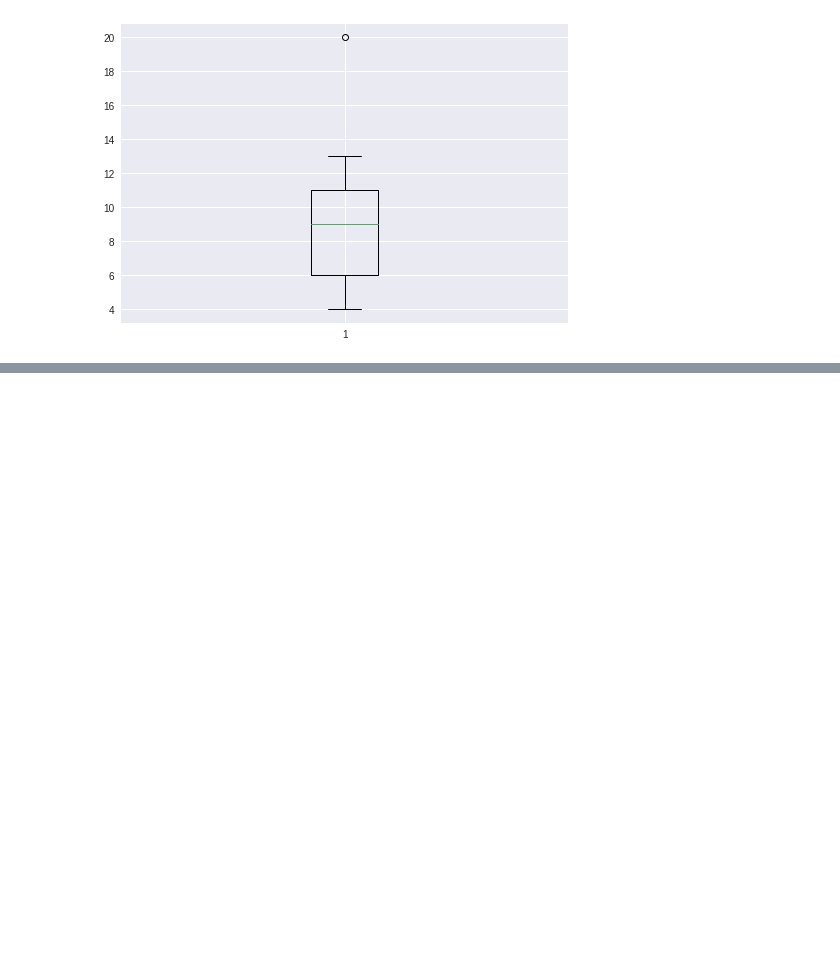
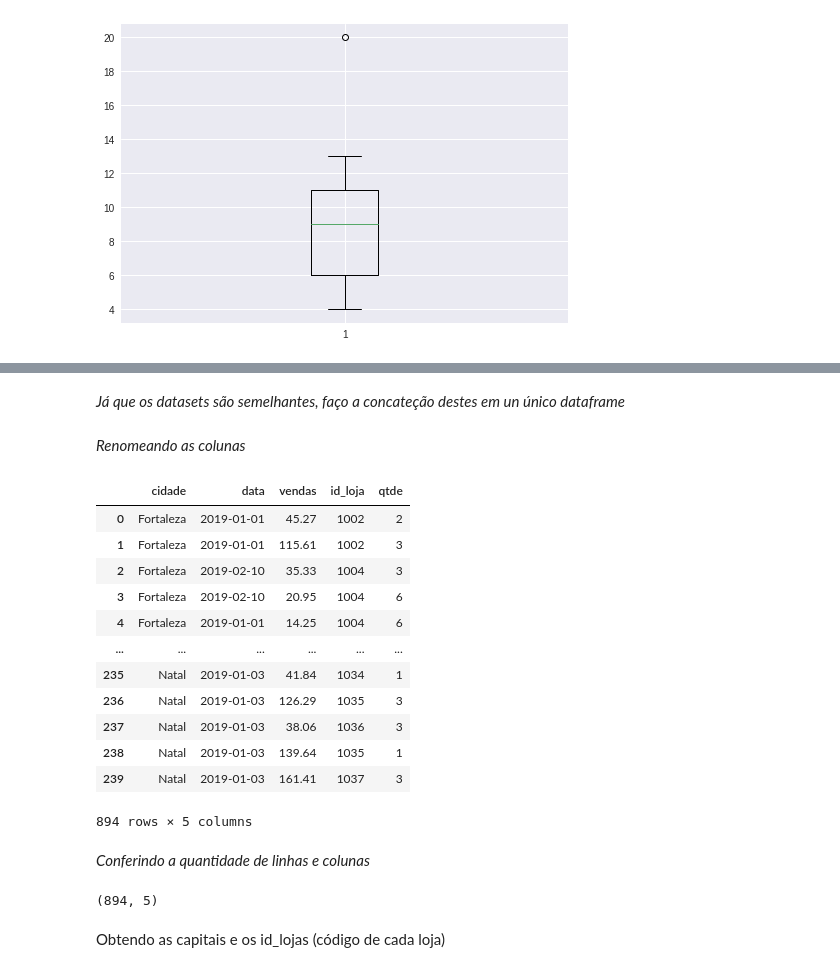
Before and after one commit to devAquino/An-lise-de-dados-com-Python-e-Pandas, a Jupyter notebook: Análise_de_dados_com_Python_e_Pandas.ipynb, the cells around one changed output, grey strips where cells are left out. Cells and saved outputs as stored; diff of their text form; code cells hidden in the pictures; blank space fills up the shorter version.

```diff
--- a/Análise_de_dados_com_Python_e_Pandas.ipynb
+++ b/Análise_de_dados_com_Python_e_Pandas.ipynb
@@ -308,0 +319,2 @@ plt.boxplot(df.tempo_envio);
+# %% [markdown]
+*Já que os datasets são semelhantes, faço a concateção destes em un único dataframe*
@@ -308,0 +323,2 @@ plt.boxplot(df.tempo_envio);
+# %% [markdown]
+*Renomeando as colunas*
@@ -308,0 +327,24 @@ plt.boxplot(df.tempo_envio);
+# %%
+df_all_stories
+# %% [output]
+|  | cidade | data | vendas | id_loja | qtde |
+| 0 | Fortaleza | 2019-01-01 | 45.27 | 1002 | 2 |
+| 1 | Fortaleza | 2019-01-01 | 115.61 | 1002 | 3 |
+| 2 | Fortaleza | 2019-02-10 | 35.33 | 1004 | 3 |
+| 3 | Fortaleza | 2019-02-10 | 20.95 | 1004 | 6 |
+| 4 | Fortaleza | 2019-01-01 | 14.25 | 1004 | 6 |
+| ... | ... | ... | ... | ... | ... |
+| 235 | Natal | 2019-01-03 | 41.84 | 1034 | 1 |
+| 236 | Natal | 2019-01-03 | 126.29 | 1035 | 3 |
+| 237 | Natal | 2019-01-03 | 38.06 | 1036 | 3 |
+| 238 | Natal | 2019-01-03 | 139.64 | 1035 | 1 |
+| 239 | Natal | 2019-01-03 | 161.41 | 1037 | 3 |
+894 rows × 5 columns
+# %% [markdown]
+*Conferindo a quantidade de linhas e colunas*
+# %%
+df_all_stories.shape
+# %% [output]
+(894, 5)
+# %% [markdown]
+Obtendo as capitais e os id_lojas (código de cada loja)
```
Also changed, not shown: parts of 24 cells of this notebook.
